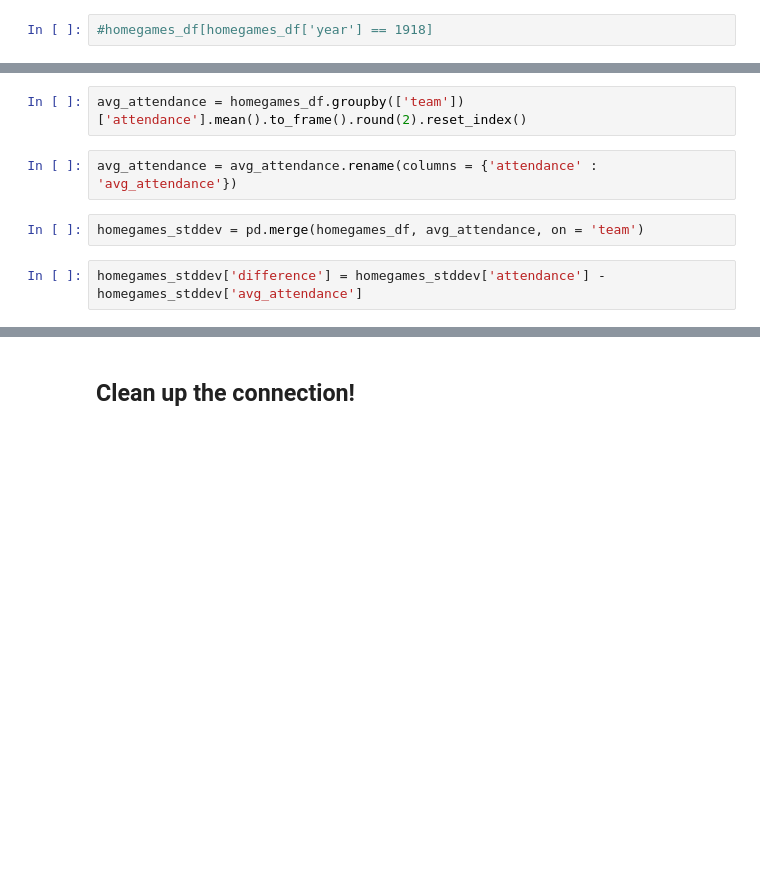
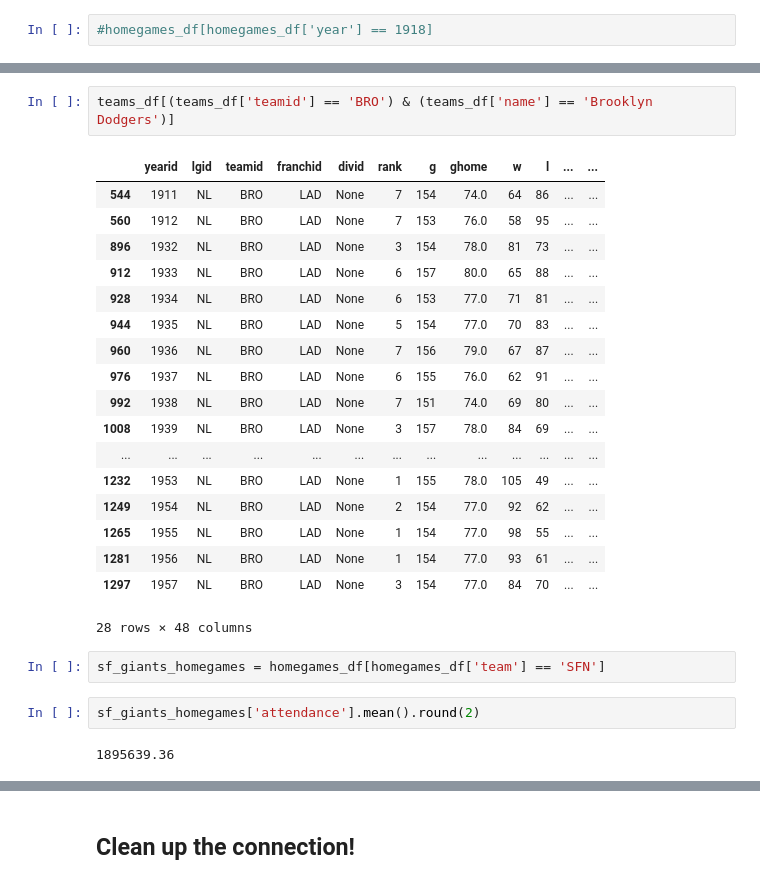
Before and after one commit to mwbarnesy/capstone, a Jupyter notebook: notebooks/lahman-mwb.ipynb, the cells around one changed output, grey strips where cells are left out. Cells and saved outputs as stored; diff of their text form; blank space fills up the shorter version.

Commit message:
Looking at Brooklyn Dodgers performance to determine whether or not it would justify an increase in attendance.

```diff
--- a/notebooks/lahman-mwb.ipynb
+++ b/notebooks/lahman-mwb.ipynb
@@ -97,8 +96,27 @@ homegames_df
+# %%
+teams_df[(teams_df['teamid'] == 'BRO') & (teams_df['name'] == 'Brooklyn Dodgers')]
+# %% [output]
+|  | yearid | lgid | teamid | franchid | divid | rank | g | ghome | w | l | ... | ... |
+| 544 | 1911 | NL | BRO | LAD | None | 7 | 154 | 74.0 | 64 | 86 | ... | ... |
+| 560 | 1912 | NL | BRO | LAD | None | 7 | 153 | 76.0 | 58 | 95 | ... | ... |
+| 896 | 1932 | NL | BRO | LAD | None | 3 | 154 | 78.0 | 81 | 73 | ... | ... |
+| 912 | 1933 | NL | BRO | LAD | None | 6 | 157 | 80.0 | 65 | 88 | ... | ... |
+| 928 | 1934 | NL | BRO | LAD | None | 6 | 153 | 77.0 | 71 | 81 | ... | ... |
+| 944 | 1935 | NL | BRO | LAD | None | 5 | 154 | 77.0 | 70 | 83 | ... | ... |
+| 960 | 1936 | NL | BRO | LAD | None | 7 | 156 | 79.0 | 67 | 87 | ... | ... |
+| 976 | 1937 | NL | BRO | LAD | None | 6 | 155 | 76.0 | 62 | 91 | ... | ... |
+| 992 | 1938 | NL | BRO | LAD | None | 7 | 151 | 74.0 | 69 | 80 | ... | ... |
+| 1008 | 1939 | NL | BRO | LAD | None | 3 | 157 | 78.0 | 84 | 69 | ... | ... |
+| ... | ... | ... | ... | ... | ... | ... | ... | ... | ... | ... | ... | ... |
+| 1232 | 1953 | NL | BRO | LAD | None | 1 | 155 | 78.0 | 105 | 49 | ... | ... |
+| 1249 | 1954 | NL | BRO | LAD | None | 2 | 154 | 77.0 | 92 | 62 | ... | ... |
+| 1265 | 1955 | NL | BRO | LAD | None | 1 | 154 | 77.0 | 98 | 55 | ... | ... |
+| 1281 | 1956 | NL | BRO | LAD | None | 1 | 154 | 77.0 | 93 | 61 | ... | ... |
+| 1297 | 1957 | NL | BRO | LAD | None | 3 | 154 | 77.0 | 84 | 70 | ... | ... |
+28 rows × 48 columns
+# %%
+sf_giants_homegames = homegames_df[homegames_df['team'] == 'SFN']
 # %%
-avg_attendance = homegames_df.groupby(['team'])['attendance'].mean().to_frame().round(2).reset_index()
+sf_giants_homegames['attendance'].mean().round(2)
+# %% [output]
+1895639.36
-# %%
-avg_attendance = avg_attendance.rename(columns = {'attendance' : 'avg_attendance'})
-# %%
-homegames_stddev = pd.merge(homegames_df, avg_attendance, on = 'team')
-# %%
-homegames_stddev['difference'] = homegames_stddev['attendance'] - homegames_stddev['avg_attendance']
```
Also changed, not shown: parts of 18 cells of this notebook.
